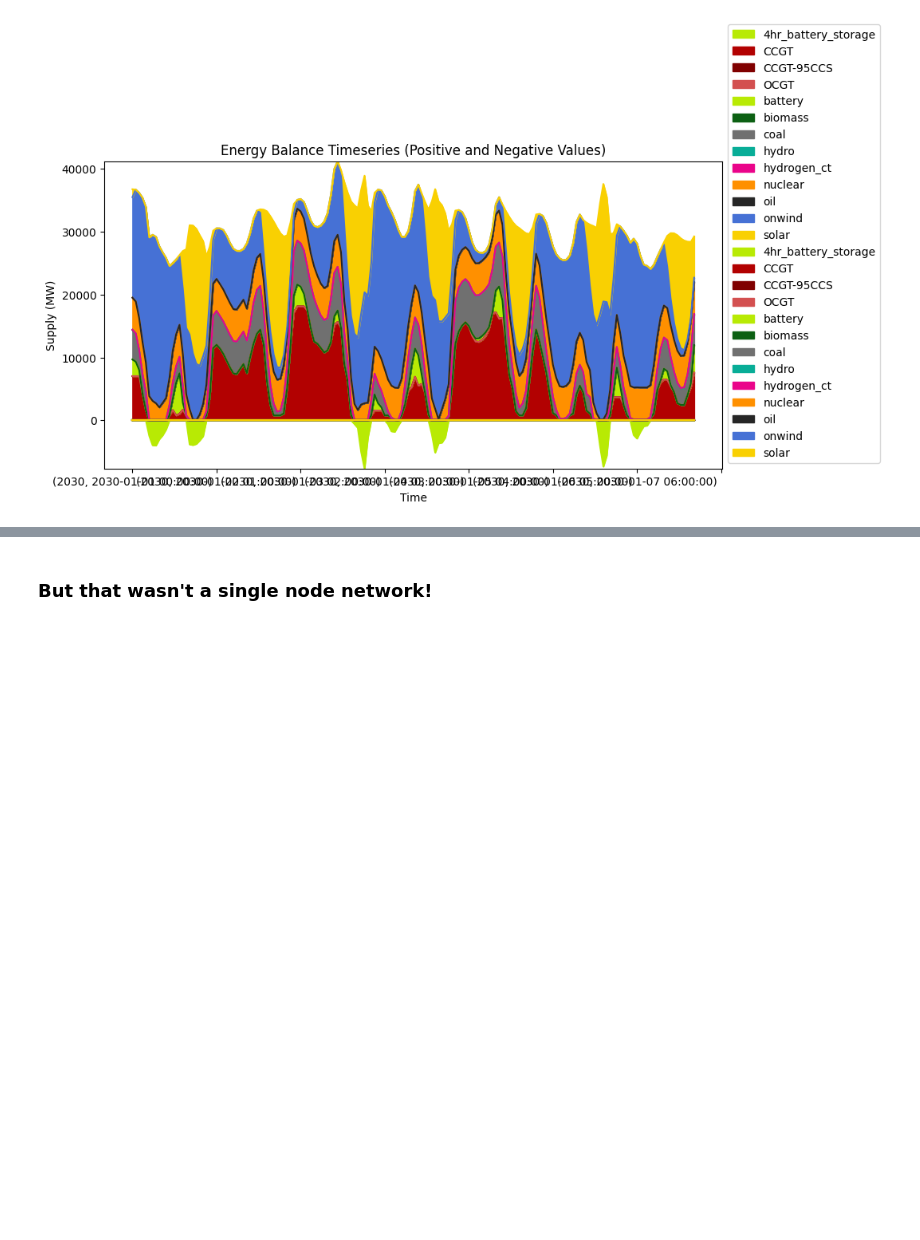
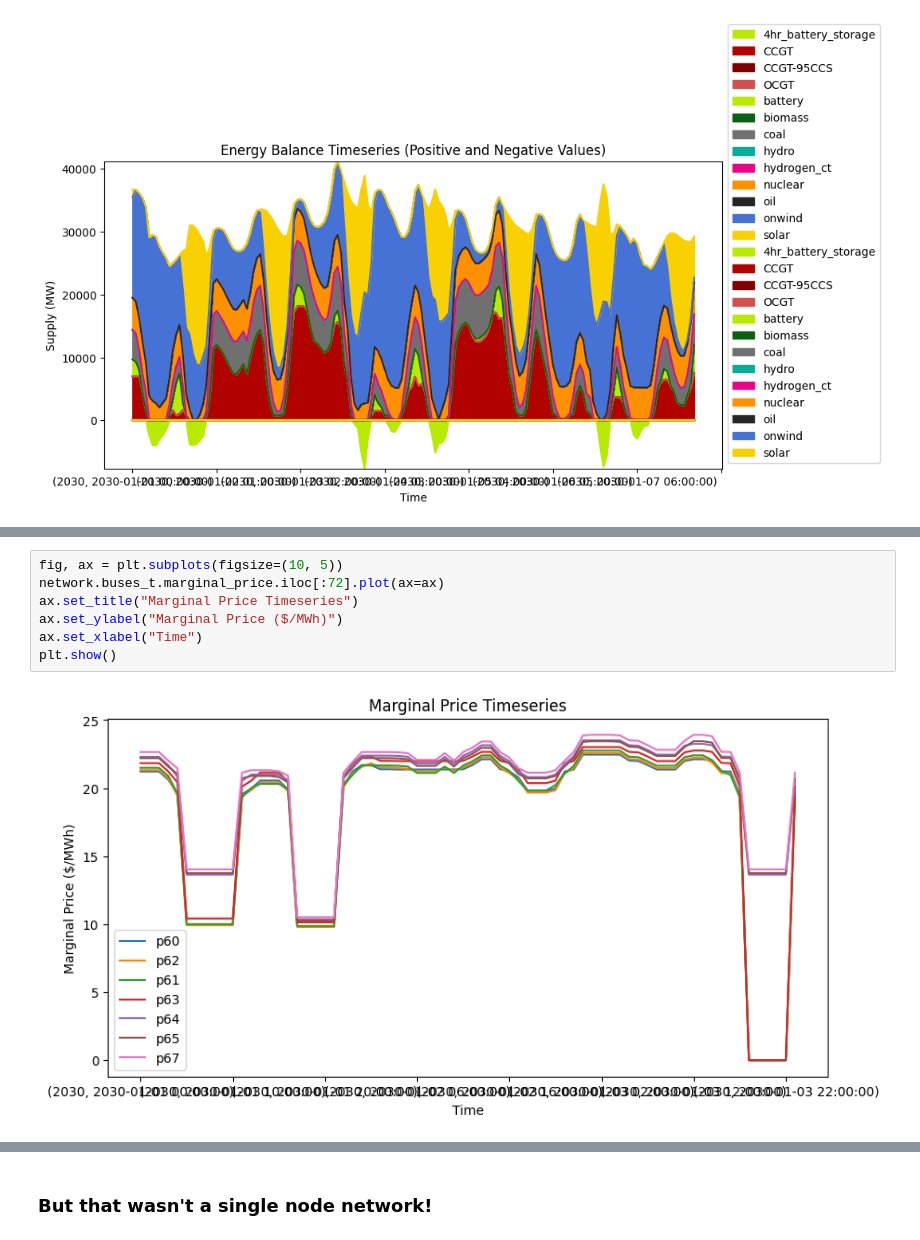
Before and after one commit to ktehranchi/energy310_notebooks, a Jupyter notebook: notebooks/01_what_is_pypsa.ipynb, the cells around one changed output, grey strips where cells are left out. Saved outputs shown, nothing was run; the diff lists cells and outputs as text; blank space fills up the shorter version.

```diff
--- a/notebooks/01_what_is_pypsa.ipynb
+++ b/notebooks/01_what_is_pypsa.ipynb
@@ -504,0 +563,9 @@ network.buses_t.marginal_price
+# %%
+fig, ax = plt.subplots(figsize=(10, 5))
+network.buses_t.marginal_price.iloc[:72].plot(ax=ax)
+ax.set_title("Marginal Price Timeseries")
+ax.set_ylabel("Marginal Price ($/MWh)")
+ax.set_xlabel("Time")
+plt.show()
+# %% [output]
+[figure, added]
```
Also changed, not shown: parts of 30 cells of this notebook, 2 other files.
